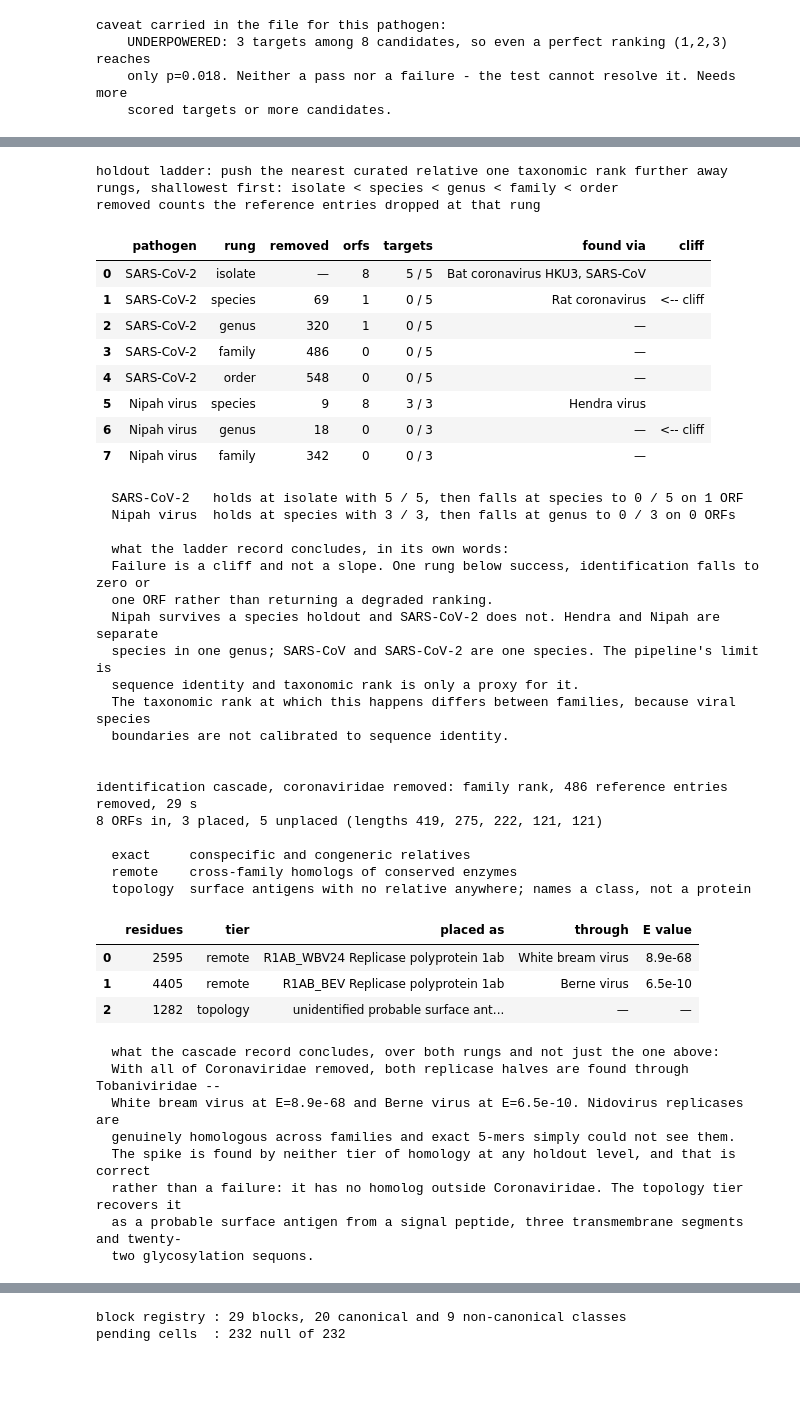
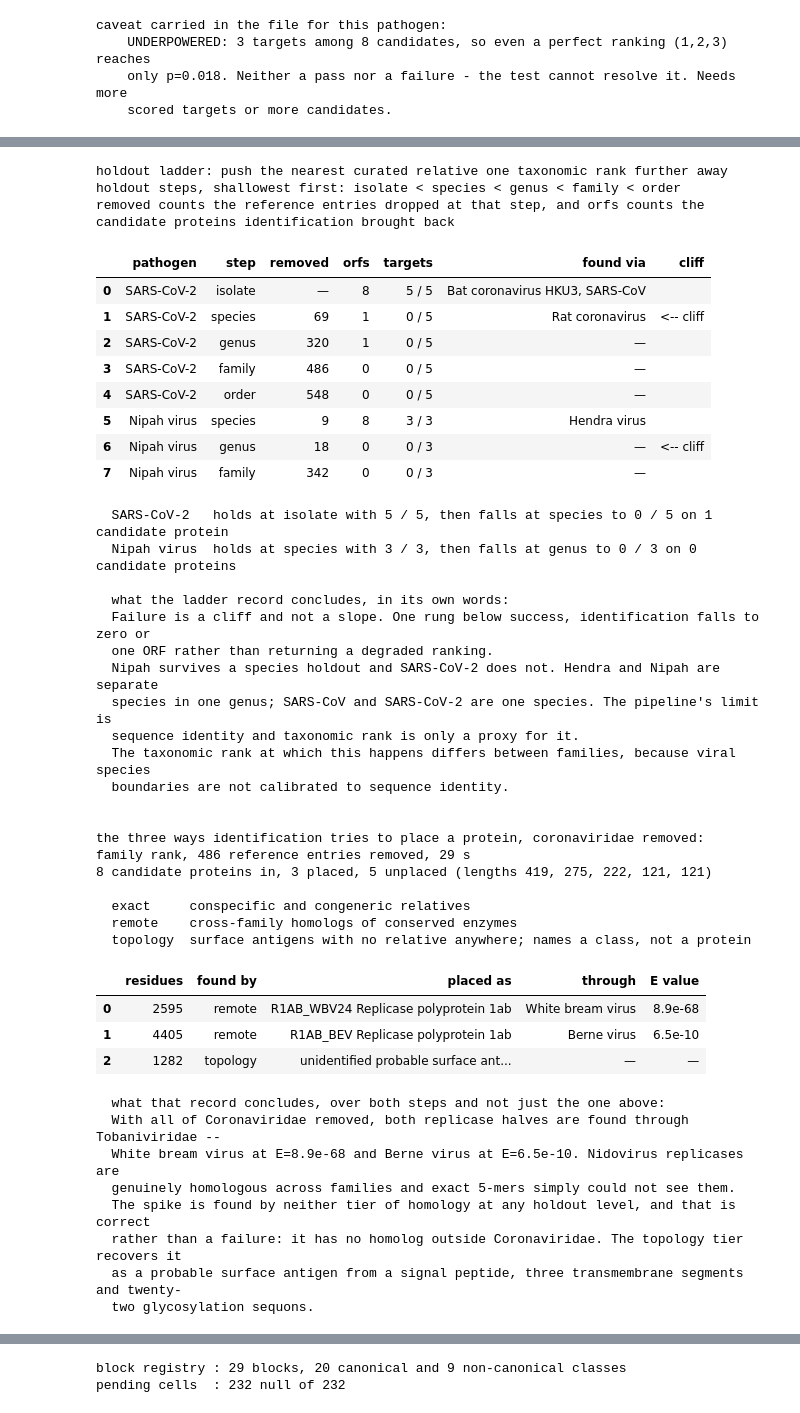
Before and after one commit to willibmwang/bind-the-unknown, a Jupyter notebook: notebooks/double_arm_mvp.ipynb, the cells around one changed output, grey strips where cells are left out. Saved outputs shown, nothing was run; the diff lists cells and outputs as text; code cells hidden in the pictures; blank space fills up the shorter version.

```diff
--- a/notebooks/double_arm_mvp.ipynb
+++ b/notebooks/double_arm_mvp.ipynb
@@ -1526,7 +1531,7 @@ for pathogen, L in lad["ladders"].items():
     for r in L["rungs"]:
         rows.append({
             "pathogen": pathogen,
-            "rung": r["rank"].split(" (")[0],
+            "step": r["rank"].split(" (")[0],
             # The isolate rung matches entries by name rather than removing a clade, so the
             # record stores a sentence there instead of a count. Left blank, not called 0.
             "removed": r["removed"] if isinstance(r["removed"], int) else None,
@@ -1552,9 +1557,10 @@ ladder["removed"] = ladder.removed.map(lambda v: "—" if pd.isna(v) else f"{int
 # isolate rung and stops at family, and the table shows that gap rather than filling it.
 deepest = max(lad["ladders"].values(), key=lambda L: len(L["rungs"]))
 print("holdout ladder: push the nearest curated relative one taxonomic rank further away")
-print("rungs, shallowest first: "
+print("holdout steps, shallowest first: "
       + " < ".join(r["rank"].split(" (")[0] for r in deepest["rungs"]))
-print("removed counts the reference entries dropped at that rung\n")
+print("removed counts the reference entries dropped at that step, and orfs counts the")
+print("candidate proteins identification brought back\n")
 display(ladder.drop(columns="_found"))
 
 print()
@@ -1564,45 +1570,49 @@ for p, i in cliff.items():
     # rung above the cliff to report, and that is a thing this ladder could legitimately find.
     held = ladder.loc[i - 1] if i and ladder.loc[i - 1, "pathogen"] == p else None
     n = ladder.loc[i, "orfs"]
-    fall = (f'falls at {ladder.loc[i, "rung"]} to {ladder.loc[i, "targets"]} '
-            f'on {n} ORF{"" if n == 1 else "s"}')
-    print(f'  {p:<{pad}}  ' + (f'holds at {held.rung} with {held.targets}, then {fall}'
-                               if held is not None else f'{fall}, the shallowest rung tested'))
+    fall = (f'falls at {ladder.loc[i, "step"]} to {ladder.loc[i, "targets"]} '
+            f'on {n} candidate protein{"" if n == 1 else "s"}')
+    print(f'  {p:<{pad}}  ' + (f'holds at {held.step} with {held.targets}, then {fall}'
+                               if held is not None else f'{fall}, the shallowest step tested'))
 
 print("\n  what the ladder record concludes, in its own words:")
 quote(lad, "cliff", "proxy", "calibrated")
 
 # Past the cliff: what the three tiers get back, and as what. The unplaced ORFs are counted
 # alongside the placed ones because how many were placed, and which, is the result itself.
 c = casc[CASCADE]
 orfs = pd.DataFrame(c["rows"])
 placed = orfs[orfs.tier.notna()].copy()
 panel = placed.assign(
     residues=placed["len"],
     # Truncated so that a future record carrying a long description cannot blow the table
     # width; the longest name in either rung today is well inside this.
     **{"placed as": placed["name"].str.slice(0, 40),
        "through": placed["org"].map(lambda o: o.split(" (")[0] or "—"),
        "E value": placed["ev"].map(lambda e: "—" if pd.isna(e) else f"{e:.1e}")}
-)[["residues", "tier", "placed as", "through", "E value"]]
+).rename(columns={"tier": "found by"})[
+    ["residues", "found by", "placed as", "through", "E value"]]
 
-print(f'\n\nidentification cascade, {CASCADE.replace("_", " ")}: {c["rank"]} rank, '
-      f'{c["removed"]:,} reference entries removed, {c["secs"]} s')
-print(f'{len(orfs)} ORFs in, {len(placed)} placed, {len(orfs) - len(placed)} unplaced '
+print(f'\n\nthe three ways identification tries to place a protein, '
+      f'{CASCADE.replace("_", " ")}:')
+print(f'{c["rank"]} rank, {c["removed"]:,} reference entries removed, {c["secs"]} s')
+print(f'{len(orfs)} candidate proteins in, {len(placed)} placed, '
+      f'{len(orfs) - len(placed)} unplaced '
       f'(lengths {", ".join(str(v) for v in orfs["len"][orfs.tier.isna()])})\n')
 tpad = max(len(t["tier"]) for t in casc["tiers"])
 for t in casc["tiers"]:
     print(f'  {t["tier"]:<{tpad}}  {t["reaches"]}')
 print()
 display(panel.reset_index(drop=True))
 
-print("\n  what the cascade record concludes, over both rungs and not just the one above:")
+print("\n  what that record concludes, over both steps and not just the one above:")
 quote(casc, "tobaniviridae", "spike")
 # %% [output]
 holdout ladder: push the nearest curated relative one taxonomic rank further away
-rungs, shallowest first: isolate < species < genus < family < order
-removed counts the reference entries dropped at that rung
+holdout steps, shallowest first: isolate < species < genus < family < order
+removed counts the reference entries dropped at that step, and orfs counts the
+candidate proteins identification brought back
-|  | pathogen | rung | removed | orfs | targets | found via | cliff |
+|  | pathogen | step | removed | orfs | targets | found via | cliff |
 | 0 | SARS-CoV-2 | isolate | — | 8 | 5 / 5 | Bat coronavirus HKU3, SARS-CoV |  |
 | 1 | SARS-CoV-2 | species | 69 | 1 | 0 / 5 | Rat coronavirus | <-- cliff |
 | 2 | SARS-CoV-2 | genus | 320 | 1 | 0 / 5 | — |  |
@@ -1611,8 +1621,8 @@ removed counts the reference entries dropped at that rung
 | 5 | Nipah virus | species | 9 | 8 | 3 / 3 | Hendra virus |  |
 | 6 | Nipah virus | genus | 18 | 0 | 0 / 3 | — | <-- cliff |
 | 7 | Nipah virus | family | 342 | 0 | 0 / 3 | — |  |
-  SARS-CoV-2   holds at isolate with 5 / 5, then falls at species to 0 / 5 on 1 ORF
-  Nipah virus  holds at species with 3 / 3, then falls at genus to 0 / 3 on 0 ORFs
+  SARS-CoV-2   holds at isolate with 5 / 5, then falls at species to 0 / 5 on 1 candidate protein
+  Nipah virus  holds at species with 3 / 3, then falls at genus to 0 / 3 on 0 candidate proteins
 
   what the ladder record concludes, in its own words:
   Failure is a cliff and not a slope. One rung below success, identification falls to zero or
@@ -1624,17 +1634,18 @@ removed counts the reference entries dropped at that rung
   boundaries are not calibrated to sequence identity.
 
 
-identification cascade, coronaviridae removed: family rank, 486 reference entries removed, 29 s
-8 ORFs in, 3 placed, 5 unplaced (lengths 419, 275, 222, 121, 121)
+the three ways identification tries to place a protein, coronaviridae removed:
+family rank, 486 reference entries removed, 29 s
+8 candidate proteins in, 3 placed, 5 unplaced (lengths 419, 275, 222, 121, 121)
 
   exact     conspecific and congeneric relatives
   remote    cross-family homologs of conserved enzymes
   topology  surface antigens with no relative anywhere; names a class, not a protein
-|  | residues | tier | placed as | through | E value |
+|  | residues | found by | placed as | through | E value |
 | 0 | 2595 | remote | R1AB_WBV24 Replicase polyprotein 1ab | White bream virus | 8.9e-68 |
 | 1 | 4405 | remote | R1AB_BEV Replicase polyprotein 1ab | Berne virus | 6.5e-10 |
 | 2 | 1282 | topology | unidentified probable surface ant... | — | — |
-  what the cascade record concludes, over both rungs and not just the one above:
+  what that record concludes, over both steps and not just the one above:
   With all of Coronaviridae removed, both replicase halves are found through Tobaniviridae --
   White bream virus at E=8.9e-68 and Berne virus at E=6.5e-10. Nidovirus replicases are
   genuinely homologous across families and exact 5-mers simply could not see them.
```
Also changed, not shown: parts of 28 cells of this notebook.
